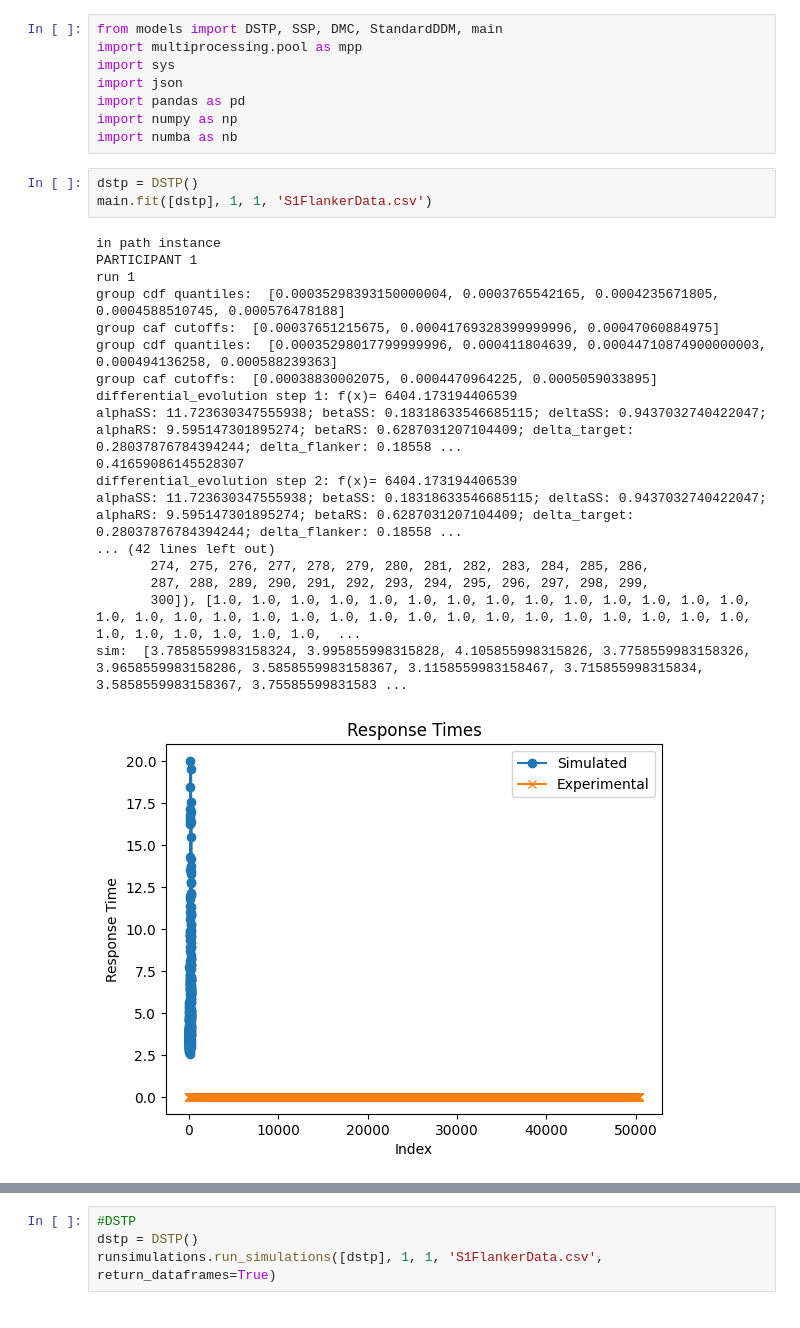
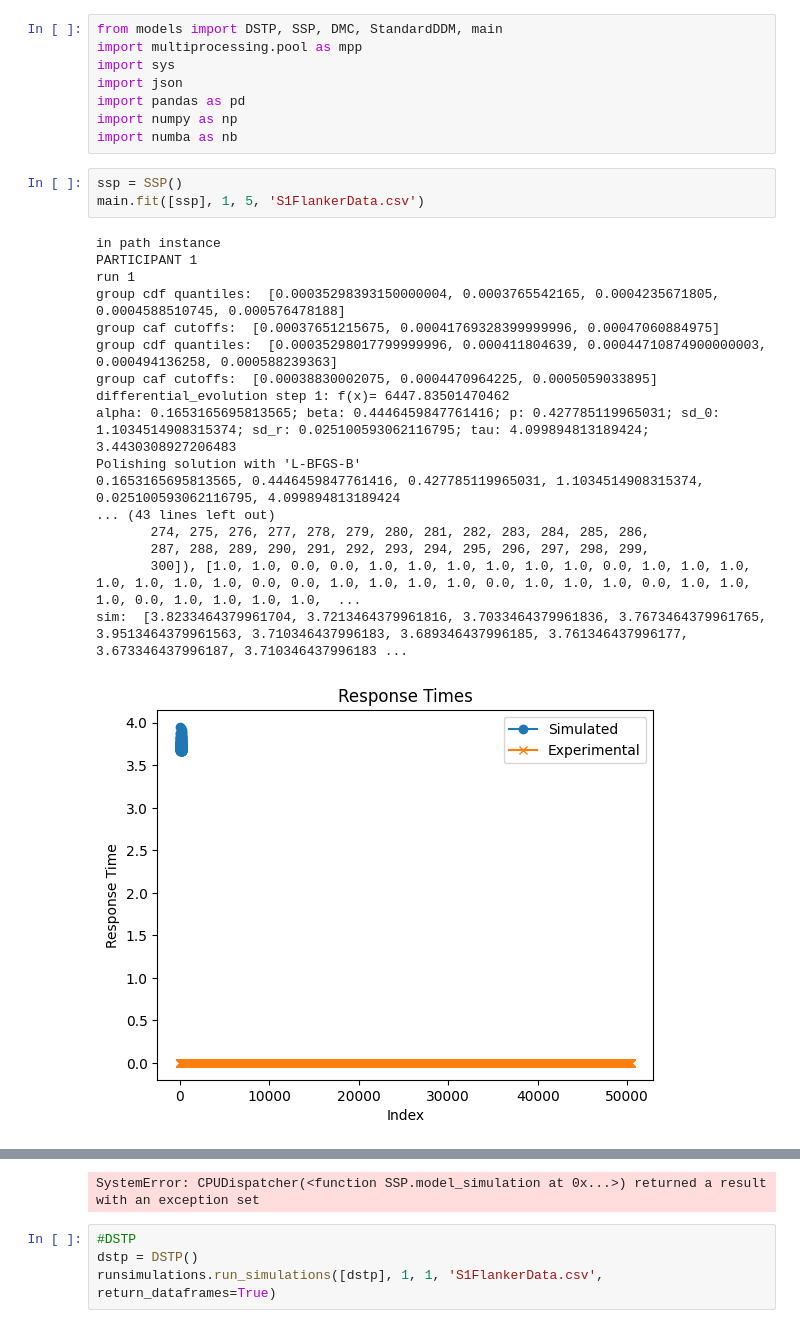
Before and after one commit to joyfan00/FlexDDM, a Jupyter notebook: run_simulations.ipynb, the cells around one changed output, grey strips where cells are left out. Saved outputs shown, nothing was run; the diff lists cells and outputs as text.

```diff
--- a/run_simulations.ipynb
+++ b/run_simulations.ipynb
@@ -7,24 +7,24 @@ import pandas as pd
 import numpy as np
 import numba as nb
 # %%
-dstp = DSTP()
-main.fit([dstp], 1, 1, 'S1FlankerData.csv')
+ssp = SSP()
+main.fit([ssp], 1, 5, 'S1FlankerData.csv')
 # %% [output]
 in path instance
 PARTICIPANT 1
 run 1
 group cdf quantiles:  [0.00035298393150000004, 0.0003765542165, 0.0004235671805, 0.0004588510745, 0.000576478188]
 group caf cutoffs:  [0.00037651215675, 0.00041769328399999996, 0.00047060884975]
 group cdf quantiles:  [0.00035298017799999996, 0.000411804639, 0.00044710874900000003, 0.000494136258, 0.000588239363]
 group caf cutoffs:  [0.00038830002075, 0.0004470964225, 0.0005059033895]
-differential_evolution step 1: f(x)= 6404.173194406539
-alphaSS: 11.723630347555938; betaSS: 0.18318633546685115; deltaSS: 0.9437032740422047; alphaRS: 9.595147301895274; betaRS: 0.6287031207104409; delta_target: 0.28037876784394244; delta_flanker: 0.18558 ...
-0.41659086145528307
-differential_evolution step 2: f(x)= 6404.173194406539
-alphaSS: 11.723630347555938; betaSS: 0.18318633546685115; deltaSS: 0.9437032740422047; alphaRS: 9.595147301895274; betaRS: 0.6287031207104409; delta_target: 0.28037876784394244; delta_flanker: 0.18558 ...
-... (42 lines left out)
+differential_evolution step 1: f(x)= 6447.83501470462
+alpha: 0.1653165695813565; beta: 0.4446459847761416; p: 0.427785119965031; sd_0: 1.1034514908315374; sd_r: 0.025100593062116795; tau: 4.099894813189424;
+3.4430308927206483
+Polishing solution with 'L-BFGS-B'
+0.1653165695813565, 0.4446459847761416, 0.427785119965031, 1.1034514908315374, 0.025100593062116795, 4.099894813189424
+... (43 lines left out)
        274, 275, 276, 277, 278, 279, 280, 281, 282, 283, 284, 285, 286,
        287, 288, 289, 290, 291, 292, 293, 294, 295, 296, 297, 298, 299,
-       300]), [1.0, 1.0, 1.0, 1.0, 1.0, 1.0, 1.0, 1.0, 1.0, 1.0, 1.0, 1.0, 1.0, 1.0, 1.0, 1.0, 1.0, 1.0, 1.0, 1.0, 1.0, 1.0, 1.0, 1.0, 1.0, 1.0, 1.0, 1.0, 1.0, 1.0, 1.0, 1.0, 1.0, 1.0, 1.0, 1.0, 1.0,  ...
-sim:  [3.7858559983158324, 3.995855998315828, 4.105855998315826, 3.7758559983158326, 3.9658559983158286, 3.5858559983158367, 3.1158559983158467, 3.715855998315834, 3.5858559983158367, 3.75585599831583 ...
+       300]), [1.0, 1.0, 0.0, 0.0, 1.0, 1.0, 1.0, 1.0, 1.0, 1.0, 0.0, 1.0, 1.0, 1.0, 1.0, 1.0, 1.0, 1.0, 0.0, 0.0, 1.0, 1.0, 1.0, 1.0, 0.0, 1.0, 1.0, 1.0, 0.0, 1.0, 1.0, 1.0, 0.0, 1.0, 1.0, 1.0, 1.0,  ...
+sim:  [3.8233464379961704, 3.7213464379961816, 3.7033464379961836, 3.7673464379961765, 3.9513464379961563, 3.710346437996183, 3.689346437996185, 3.761346437996177, 3.673346437996187, 3.710346437996183 ...
-[figure, old version]
+[figure, new version]
@@ -31,3 +48,4 @@ sim:  [3.7858559983158324, 3.995855998315828, 4.105855998315826, 3.7758559983158
+SystemError: CPUDispatcher(<function SSP.model_simulation at 0x...>) returned a result with an exception set
 # %%
 #DSTP
 dstp = DSTP()
```
Also changed, not shown: parts of 1 cell of this notebook, 6 other files.
